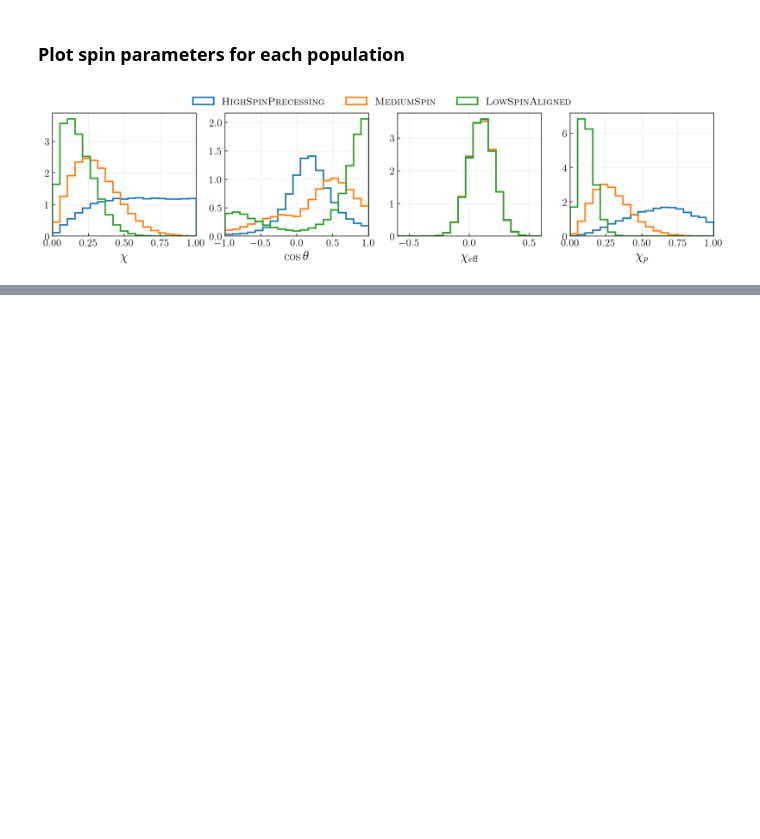
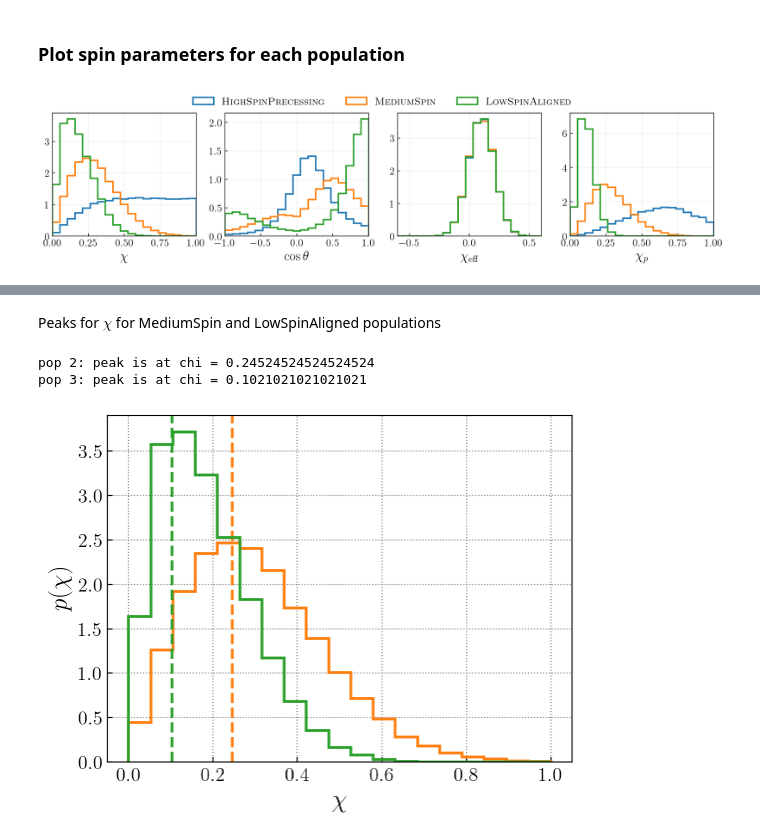
Before and after one commit to zoekko/comp-spin-mock-injections, a Jupyter notebook: Figures/make_figure_01.ipynb, the cells around one changed output, grey strips where cells are left out. Cells and saved outputs as stored; diff of their text form; code cells hidden in the pictures; blank space fills up the shorter version.

```diff
--- a/Figures/make_figure_01.ipynb
+++ b/Figures/make_figure_01.ipynb
@@ -76,0 +123,27 @@ plt.show()
+# %% [markdown]
+Peaks for $\chi$ for MediumSpin and LowSpinAligned populations
+# %%
+chi_grid = np.linspace(0,1,1000)
+
+plt.figure()
+
+for i in [2,3]:
+
+    chi = spin_dict[f'pop{i}']['chi']
+    chi_kde = gaussian_kde(chi)(chi_grid) + gaussian_kde(2-chi)(chi_grid) + gaussian_kde(-chi)(chi_grid)
+
+    peak_idx = np.argmax(chi_kde)
+    peak = chi_grid[peak_idx]
+
+    print(f'pop {i}: peak is at chi = {peak}')
+
+    plt.hist(chi, density=True, color=f'C{i-1}',bins=np.linspace(0, 1, 20), histtype='step', lw=2, )
+    plt.axvline(peak, color=f'C{i-1}', ls='--', lw=2)
+
+plt.xlabel(r'$\chi$')
+plt.ylabel(r'$p(\chi)$')
+plt.show()
+# %% [output]
+pop 2: peak is at chi = 0.24524524524524524
+pop 3: peak is at chi = 0.1021021021021021
+[figure, added]
```
Also changed, not shown: parts of 7 cells of this notebook, 6 other files.
